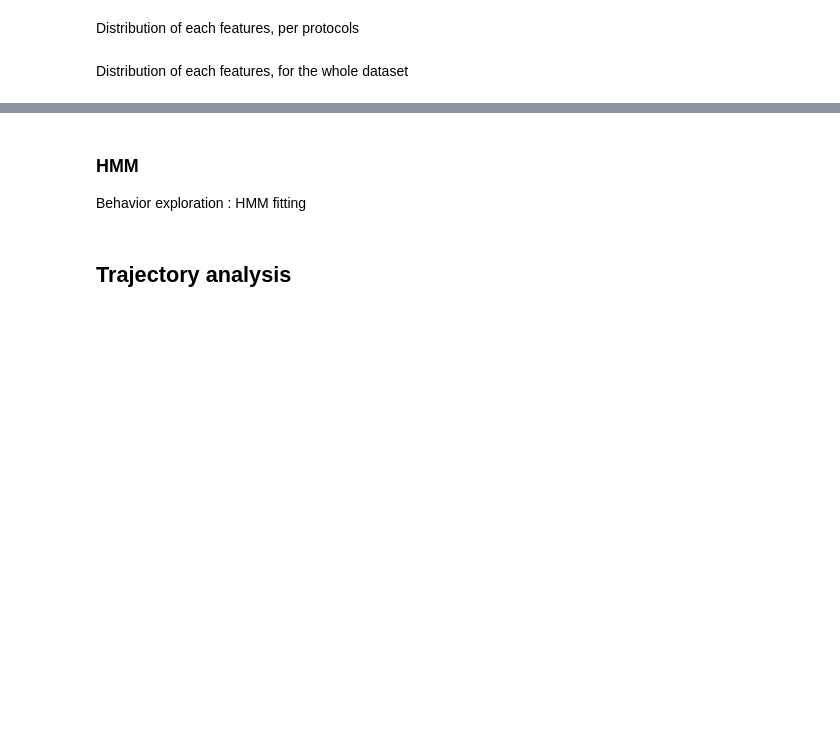
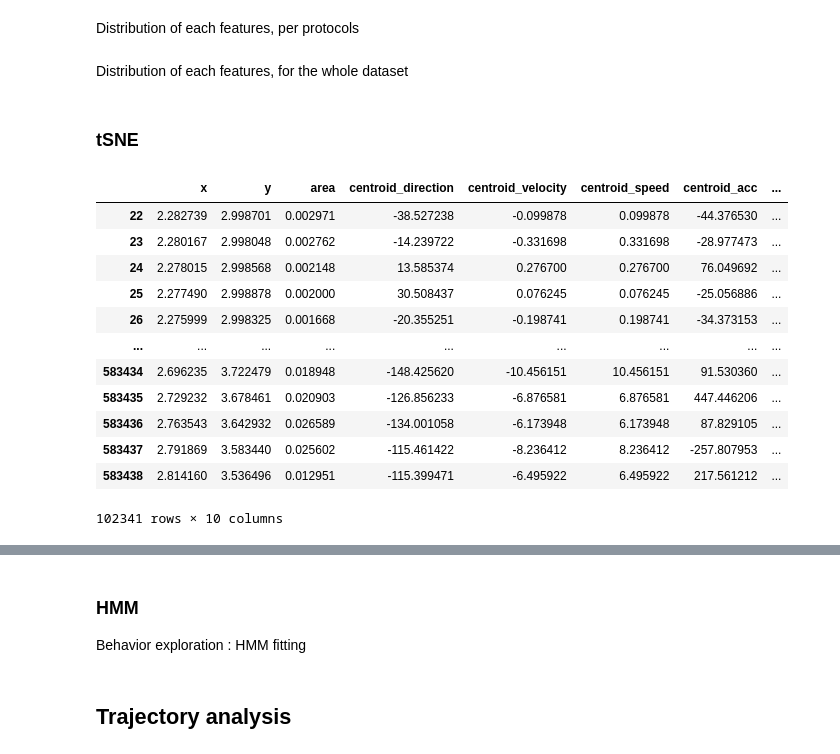
Before and after one commit to Poemiti/IMN_Kinematics, a Jupyter notebook: analysis.ipynb, the cells around one changed output, grey strips where cells are left out. Drawn from its saved outputs; the diff is of its cells as text; code cells hidden in the pictures; blank space fills up the shorter version.

```diff
--- a/analysis.ipynb
+++ b/analysis.ipynb
@@ -580,3 +644,21 @@ Distribution of each features, for the whole dataset
 project.trialgroup.distri_feat_per_behavior(behavior_varname="spatial_behavior",
                                         save_as=u.make_path(analysis_dir / "behavior" / "distri_feat_per_behavior", "spatial_behavior_state_all.svg"),
                                         features_list=features)
+# %% [markdown]
+### tSNE
+# %%
+X
+# %% [output]
+|  | x | y | area | centroid_direction | centroid_velocity | centroid_speed | centroid_acc | ... |
+| 22 | 2.282739 | 2.998701 | 0.002971 | -38.527238 | -0.099878 | 0.099878 | -44.376530 | ... |
+| 23 | 2.280167 | 2.998048 | 0.002762 | -14.239722 | -0.331698 | 0.331698 | -28.977473 | ... |
+| 24 | 2.278015 | 2.998568 | 0.002148 | 13.585374 | 0.276700 | 0.276700 | 76.049692 | ... |
+| 25 | 2.277490 | 2.998878 | 0.002000 | 30.508437 | 0.076245 | 0.076245 | -25.056886 | ... |
+| 26 | 2.275999 | 2.998325 | 0.001668 | -20.355251 | -0.198741 | 0.198741 | -34.373153 | ... |
+| ... | ... | ... | ... | ... | ... | ... | ... | ... |
+| 583434 | 2.696235 | 3.722479 | 0.018948 | -148.425620 | -10.456151 | 10.456151 | 91.530360 | ... |
+| 583435 | 2.729232 | 3.678461 | 0.020903 | -126.856233 | -6.876581 | 6.876581 | 447.446206 | ... |
+| 583436 | 2.763543 | 3.642932 | 0.026589 | -134.001058 | -6.173948 | 6.173948 | 87.829105 | ... |
+| 583437 | 2.791869 | 3.583440 | 0.025602 | -115.461422 | -8.236412 | 8.236412 | -257.807953 | ... |
+| 583438 | 2.814160 | 3.536496 | 0.012951 | -115.399471 | -6.495922 | 6.495922 | 217.561212 | ... |
+102341 rows × 10 columns
```
Also changed, not shown: parts of 21 cells of this notebook, 1 other file.
